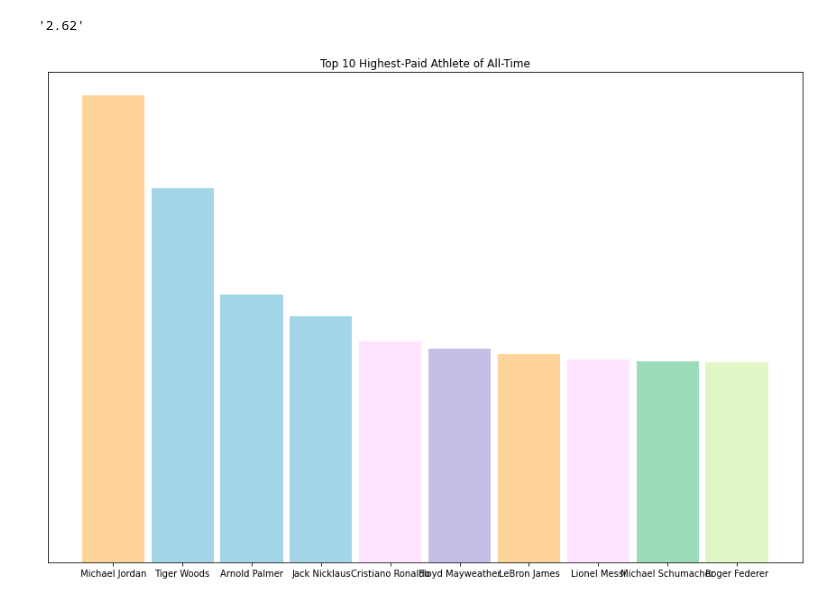
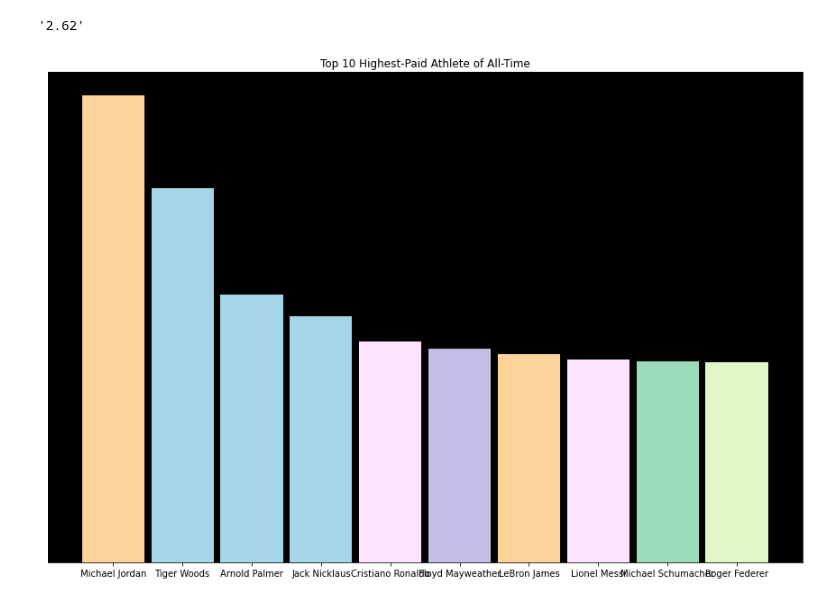
Before and after one commit to aayushbhurtel/Data_Visualization, a Jupyter notebook: Recreating_masters_proposal_INITIAL_DRAFT.ipynb, the cells around one changed output. Saved outputs shown, nothing was run; the diff lists cells and outputs as text; code cells hidden in the pictures.

```diff
--- a/Recreating_masters_proposal_INITIAL_DRAFT.ipynb
+++ b/Recreating_masters_proposal_INITIAL_DRAFT.ipynb
@@ -86,16 +86,17 @@ df['Inflation Adjusted Earnings'] = x.astype('float')
 # %%
 x = df['Athlete']
 y = df['Inflation Adjusted Earnings']
 plt.figure(figsize=(15, 10))
 plt.ylabel('Amounts')
 plt.title('Top 10 Highest-Paid Athlete of All-Time')
 plt.bar(x, y, width=0.9, color=['#fed49a', '#a5d6e7', '#a5d6e7', '#a5d6e7', '#fee4ff', '#c5bee7',
                '#fed49a', '#fee4ff', '#9cdcba', '#e0f6c5'])
 ax = plt.gca()
 ax.axes.xaxis.set_visible(True)
 ax.axes.yaxis.set_visible(False)
+ax.set_facecolor('black')
 plt.show()
 # %% [output]
-[figure, old version]
+[figure, new version]
 # %%
 k
```
